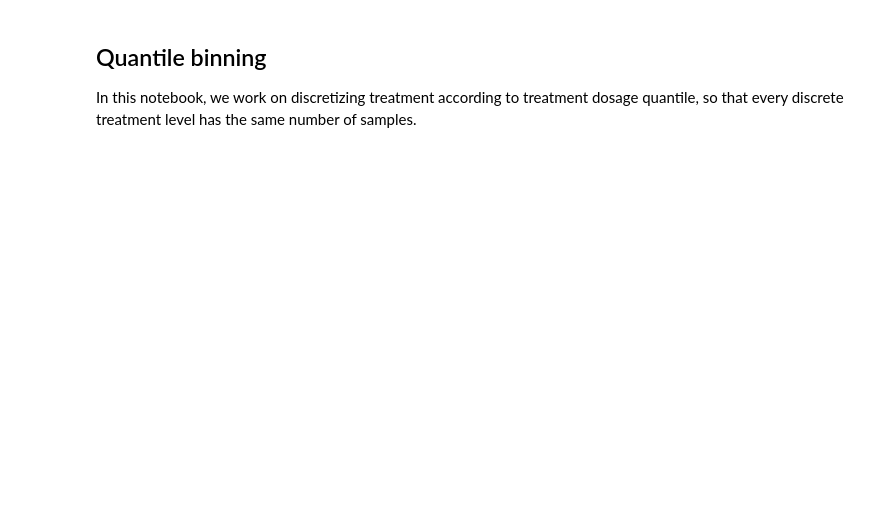
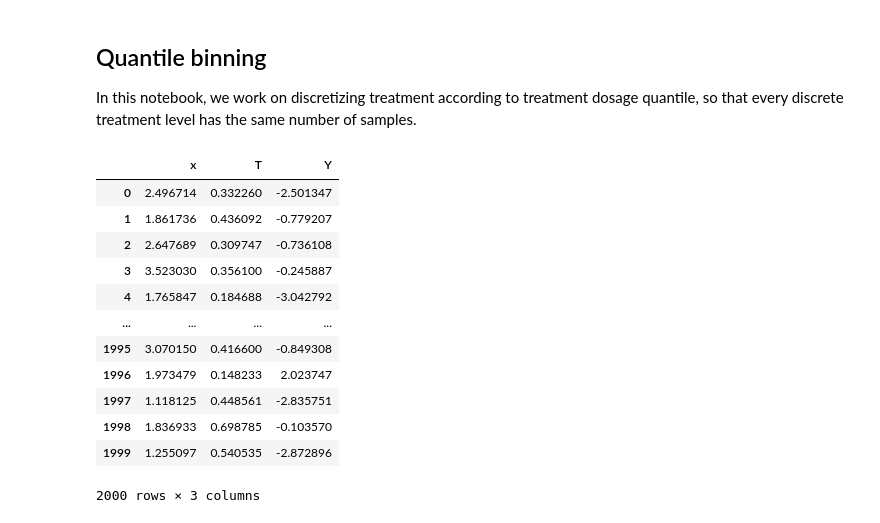
Before and after one commit to chris-L6/CausalPFN, a Jupyter notebook: my-work/Week_11-17/notebooks/quantile_binning.ipynb, the cells around one changed output. Drawn from its saved outputs; the diff is of its cells as text; code cells hidden in the pictures; blank space fills up the shorter version.

```diff
--- a/my-work/Week_11-17/notebooks/quantile_binning.ipynb
+++ b/my-work/Week_11-17/notebooks/quantile_binning.ipynb
@@ -33,3 +34,19 @@ df = pd.concat([
     pd.DataFrame(data=T, columns=["T"]),
     pd.DataFrame(data=Y, columns=["Y"])
     ], axis=1)
+# %%
+df
+# %% [output]
+|  | x | T | Y |
+| 0 | 2.496714 | 0.332260 | -2.501347 |
+| 1 | 1.861736 | 0.436092 | -0.779207 |
+| 2 | 2.647689 | 0.309747 | -0.736108 |
+| 3 | 3.523030 | 0.356100 | -0.245887 |
+| 4 | 1.765847 | 0.184688 | -3.042792 |
+| ... | ... | ... | ... |
+| 1995 | 3.070150 | 0.416600 | -0.849308 |
+| 1996 | 1.973479 | 0.148233 | 2.023747 |
+| 1997 | 1.118125 | 0.448561 | -2.835751 |
+| 1998 | 1.836933 | 0.698785 | -0.103570 |
+| 1999 | 1.255097 | 0.540535 | -2.872896 |
+2000 rows × 3 columns
```
Also changed, not shown: parts of 5 cells of this notebook.
